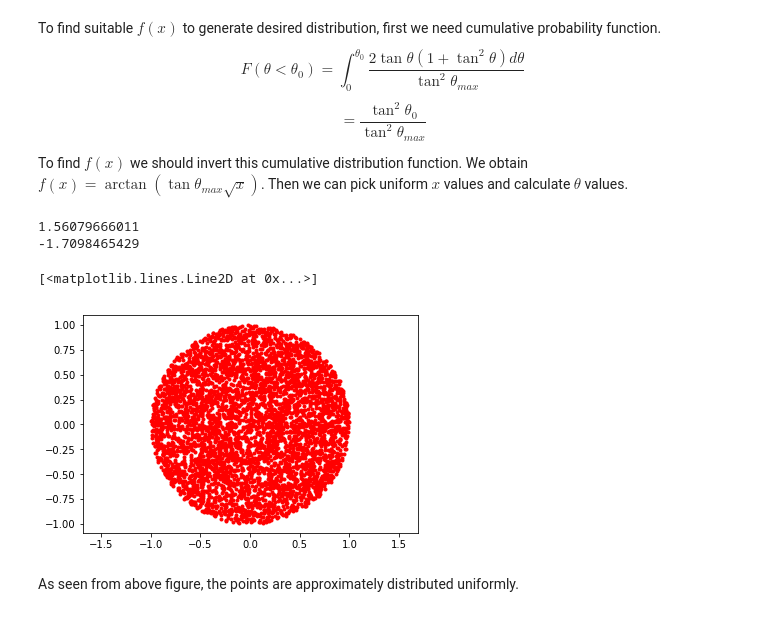
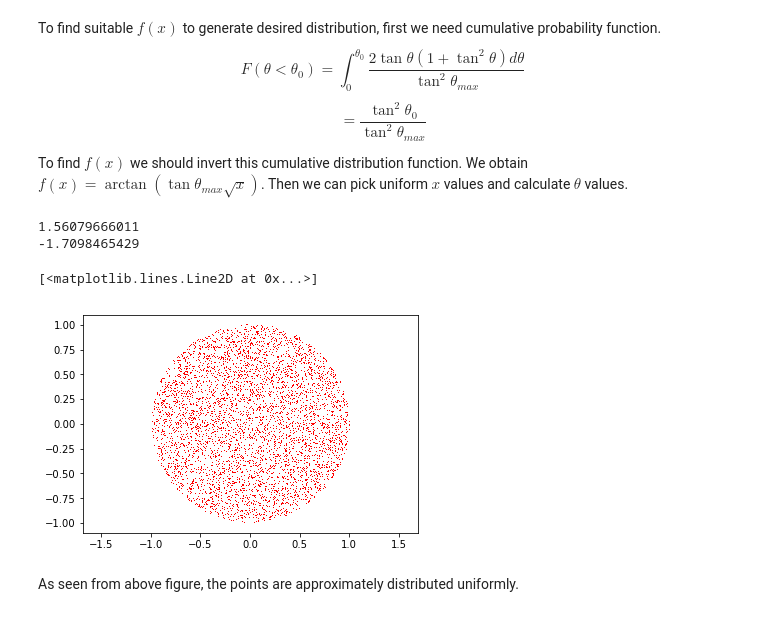
Before and after one commit to guneykan/montecarlo, a Jupyter notebook: PS2/PS2.ipynb, the cells around one changed output. Drawn from its saved outputs; the diff is of its cells as text; code cells hidden in the pictures.

Commit message:
Plot resolution improved

```diff
--- a/PS2/PS2.ipynb
+++ b/PS2/PS2.ipynb
@@ -75,25 +75,25 @@ We obtain $f(x)= \arctan (\tan \theta _{max} \sqrt x)$. Then we can pick uniform
 # %%
 %matplotlib inline
 import numpy as np
 import matplotlib.pyplot as plt
 import math
 
 N=5000
 phi=2*math.pi*np.random.rand(N)
 r=np.random.rand(N)
 theta=np.arctan(100*np.sqrt(r))
 
 x=0.01*np.tan(theta)*np.cos(phi)
 y=0.01*np.tan(theta)*np.sin(phi)
 
 print(np.arctan(100))
 print(np.tan(2.1))
 plt.axis('equal')
-plt.plot(x,y,'.r')
+plt.plot(x,y,',r')
 # %% [output]
 1.56079666011
 -1.7098465429
 [<matplotlib.lines.Line2D at 0x...>]
-[figure, old version]
+[figure, new version]
 # %% [markdown]
 As seen from above figure, the points are approximately distributed uniformly.
```
Also changed, not shown: parts of 2 cells of this notebook.
